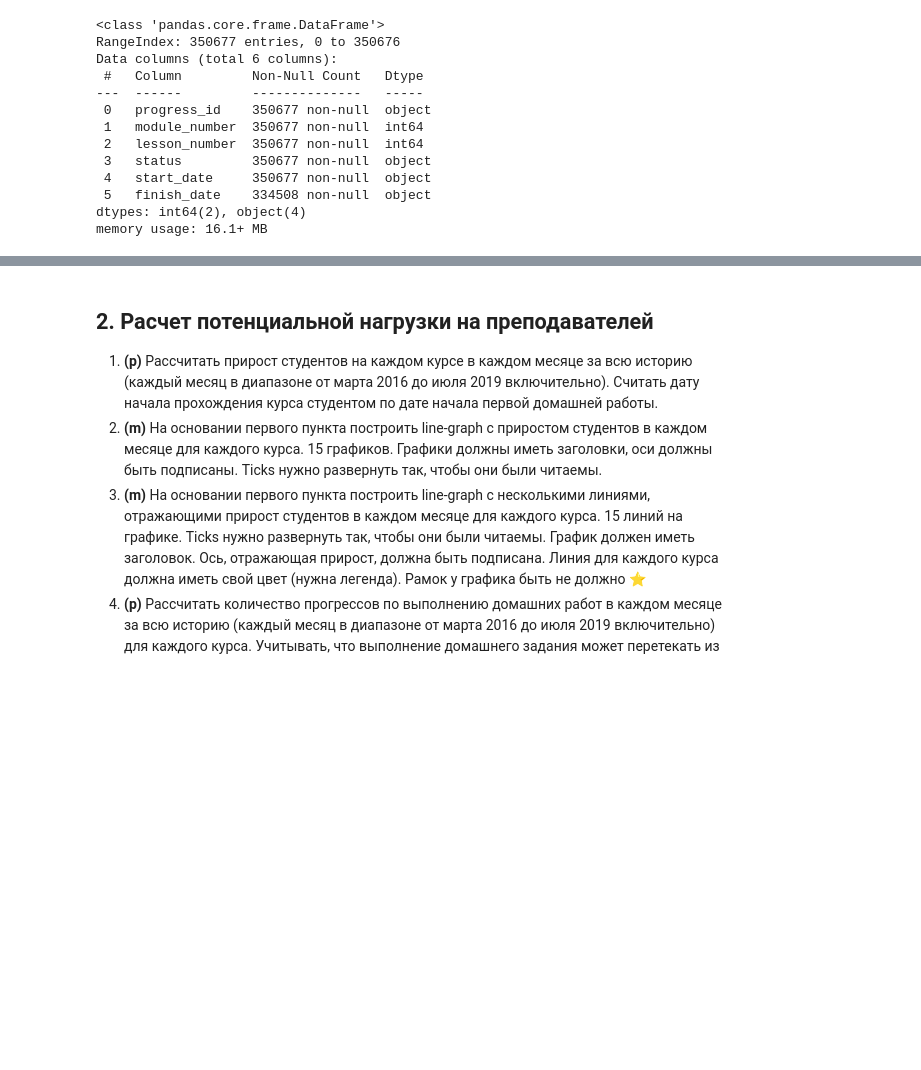
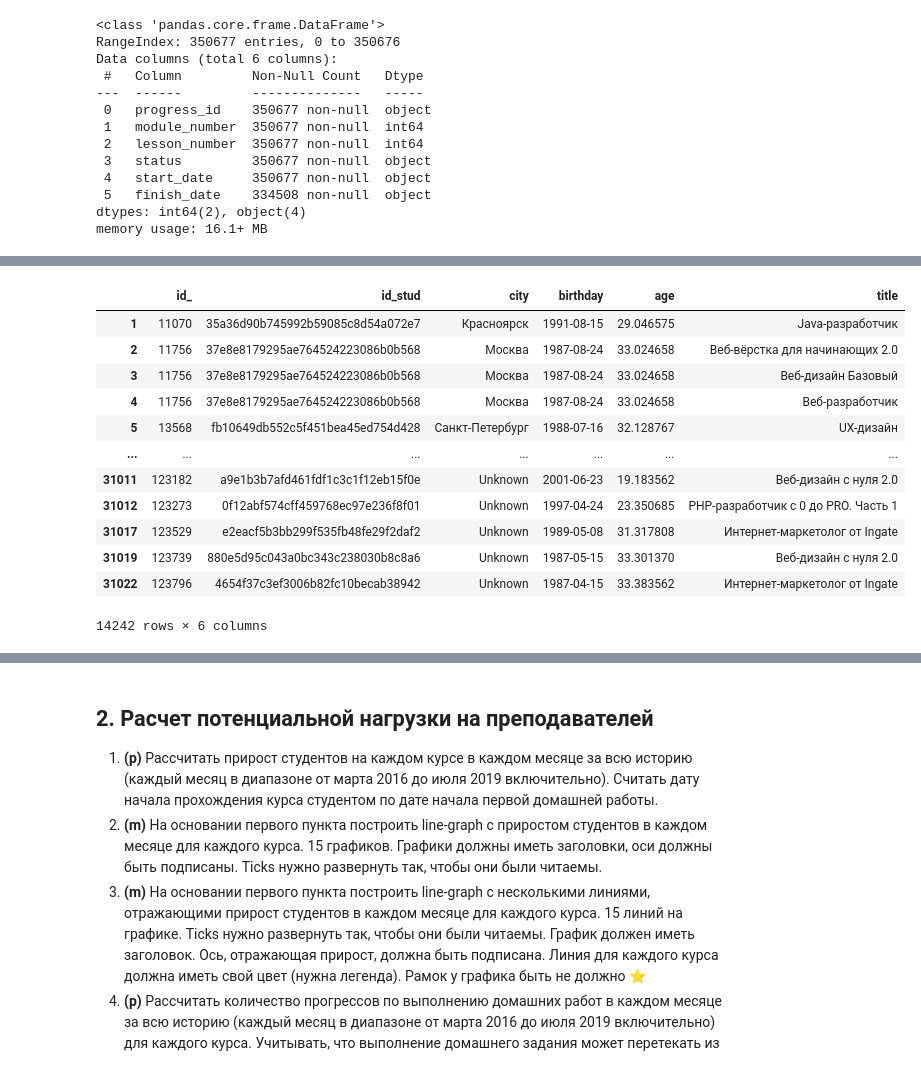
Before and after one commit to vegorovmsk/skillbox_ds_analytics_project_1, a Jupyter notebook: Coursework_analytics_1.ipynb, the cells around one changed output, grey strips where cells are left out. Drawn from its saved outputs; the diff is of its cells as text; code cells hidden in the pictures; blank space fills up the shorter version.

```diff
--- a/Coursework_analytics_1.ipynb
+++ b/Coursework_analytics_1.ipynb
@@ -209,0 +393,2 @@ memory usage: 16.1+ MB
+# %%
+students_df.fillna(value='Unknown', inplace=True)
@@ -209,0 +465,22 @@ memory usage: 16.1+ MB
+# %%
+# минимальный, максимальный, средний, медианный возраст студентов на каждом курсе
+
+student_courses_df = students_real_bithdays.merge(progresses_df, how='left', left_on='id', right_on='student_id', suffixes=('_stud', '_prog'))
+student_courses_df = student_courses_df.merge(courses_df, how='left', left_on='course_id', right_on='id')
+student_courses_df.drop(columns=['id_prog', 'student_id', 'course_id', 'id', 'field'], inplace=True)
+student_courses_df.dropna(inplace=True)
+student_courses_df
+# %% [output]
+|  | id_ | id_stud | city | birthday | age | title |
+| 1 | 11070 | 35a36d90b745992b59085c8d54a072e7 | Красноярск | 1991-08-15 | 29.046575 | Java-разработчик |
+| 2 | 11756 | 37e8e8179295ae764524223086b0b568 | Москва | 1987-08-24 | 33.024658 | Веб-вёрстка для начинающих 2.0 |
+| 3 | 11756 | 37e8e8179295ae764524223086b0b568 | Москва | 1987-08-24 | 33.024658 | Веб-дизайн Базовый |
+| 4 | 11756 | 37e8e8179295ae764524223086b0b568 | Москва | 1987-08-24 | 33.024658 | Веб-разработчик |
+| 5 | 13568 | fb10649db552c5f451bea45ed754d428 | Санкт-Петербург | 1988-07-16 | 32.128767 | UX-дизайн |
+| ... | ... | ... | ... | ... | ... | ... |
+| 31011 | 123182 | a9e1b3b7afd461fdf1c3c1f12eb15f0e | Unknown | 2001-06-23 | 19.183562 | Веб-дизайн с нуля 2.0 |
+| 31012 | 123273 | 0f12abf574cff459768ec97e236f8f01 | Unknown | 1997-04-24 | 23.350685 | PHP-разработчик с 0 до PRO. Часть 1 |
+| 31017 | 123529 | e2eacf5b3bb299f535fb48fe29f2daf2 | Unknown | 1989-05-08 | 31.317808 | Интернет-маркетолог от Ingate |
+| 31019 | 123739 | 880e5d95c043a0bc343c238030b8c8a6 | Unknown | 1987-05-15 | 33.301370 | Веб-дизайн с нуля 2.0 |
+| 31022 | 123796 | 4654f37c3ef3006b82fc10becab38942 | Unknown | 1987-04-15 | 33.383562 | Интернет-маркетолог от Ingate |
+14242 rows × 6 columns
```
Also changed, not shown: parts of 27 cells of this notebook.
